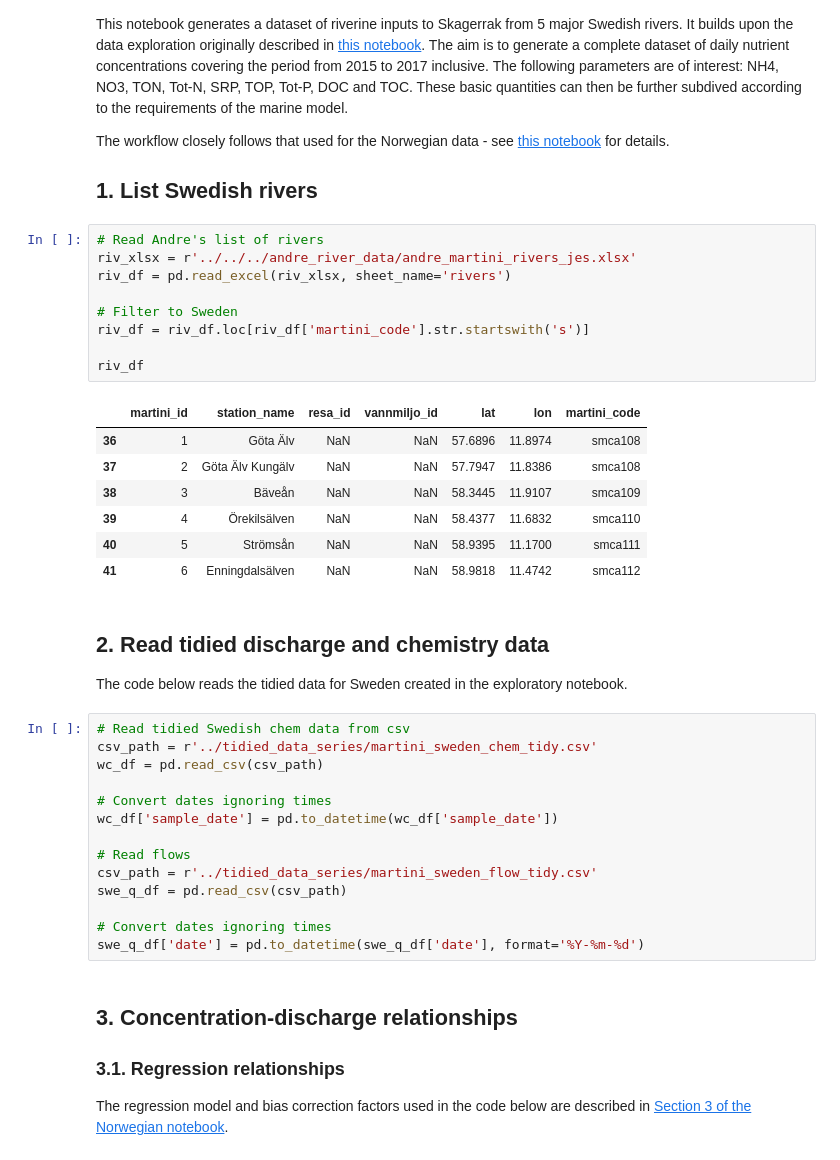
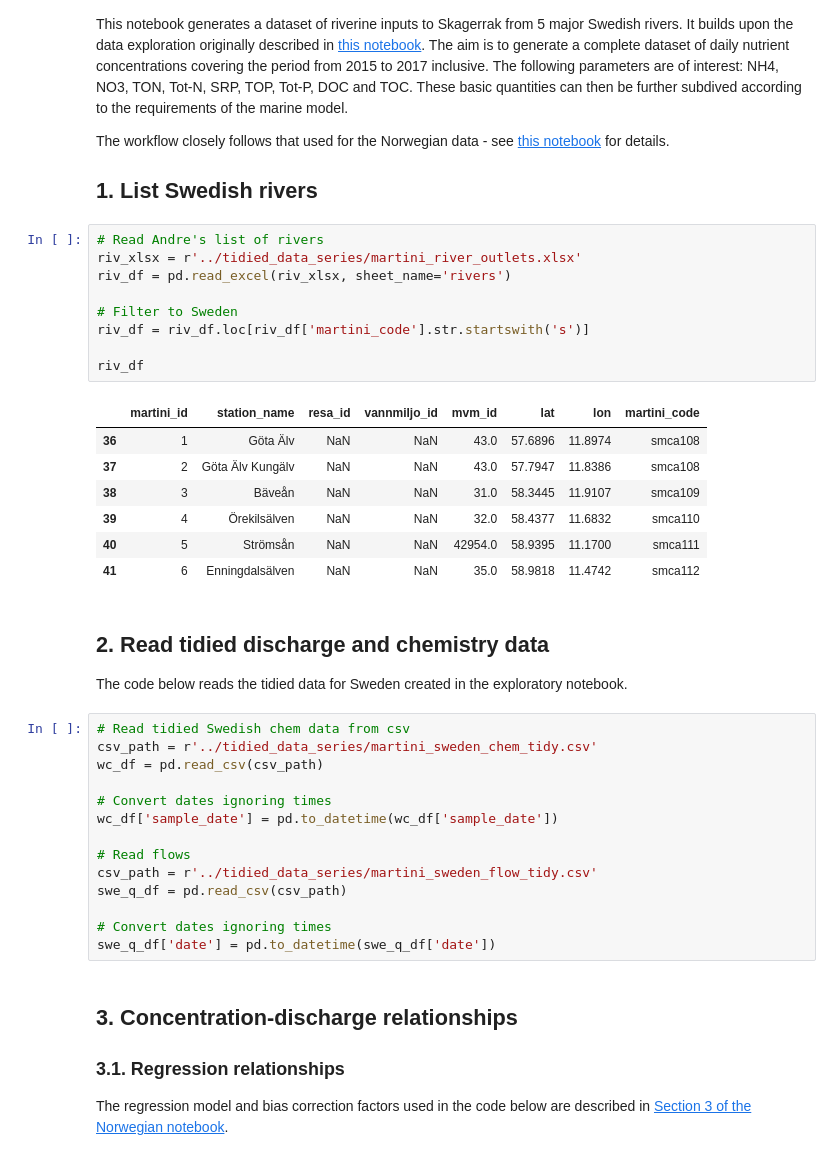
Before and after one commit to JamesSample/martini, a Jupyter notebook: notebooks/process_sweden_chem.ipynb, the cells around one changed output. Drawn from its saved outputs; the diff is of its cells as text.

```diff
--- a/notebooks/process_sweden_chem.ipynb
+++ b/notebooks/process_sweden_chem.ipynb
@@ -19,21 +19,21 @@ The workflow closely follows that used for the Norwegian data - see [this notebo
 ## 1. List Swedish rivers
 # %%
 # Read Andre's list of rivers
-riv_xlsx = r'../../../andre_river_data/andre_martini_rivers_jes.xlsx'
+riv_xlsx = r'../tidied_data_series/martini_river_outlets.xlsx'
 riv_df = pd.read_excel(riv_xlsx, sheet_name='rivers')
 
 # Filter to Sweden
 riv_df = riv_df.loc[riv_df['martini_code'].str.startswith('s')]
 
 riv_df
 # %% [output]
-|  | martini_id | station_name | resa_id | vannmiljo_id | lat | lon | martini_code |
-| 36 | 1 | Göta Älv | NaN | NaN | 57.6896 | 11.8974 | smca108 |
-| 37 | 2 | Göta Älv Kungälv | NaN | NaN | 57.7947 | 11.8386 | smca108 |
-| 38 | 3 | Bäveån | NaN | NaN | 58.3445 | 11.9107 | smca109 |
-| 39 | 4 | Örekilsälven | NaN | NaN | 58.4377 | 11.6832 | smca110 |
-| 40 | 5 | Strömsån | NaN | NaN | 58.9395 | 11.1700 | smca111 |
-| 41 | 6 | Enningdalsälven | NaN | NaN | 58.9818 | 11.4742 | smca112 |
+|  | martini_id | station_name | resa_id | vannmiljo_id | mvm_id | lat | lon | martini_code |
+| 36 | 1 | Göta Älv | NaN | NaN | 43.0 | 57.6896 | 11.8974 | smca108 |
+| 37 | 2 | Göta Älv Kungälv | NaN | NaN | 43.0 | 57.7947 | 11.8386 | smca108 |
+| 38 | 3 | Bäveån | NaN | NaN | 31.0 | 58.3445 | 11.9107 | smca109 |
+| 39 | 4 | Örekilsälven | NaN | NaN | 32.0 | 58.4377 | 11.6832 | smca110 |
+| 40 | 5 | Strömsån | NaN | NaN | 42954.0 | 58.9395 | 11.1700 | smca111 |
+| 41 | 6 | Enningdalsälven | NaN | NaN | 35.0 | 58.9818 | 11.4742 | smca112 |
 # %% [markdown]
 ## 2. Read tidied discharge and chemistry data
 
@@ -51,7 +51,7 @@ csv_path = r'../tidied_data_series/martini_sweden_flow_tidy.csv'
 swe_q_df = pd.read_csv(csv_path)
 
 # Convert dates ignoring times
-swe_q_df['date'] = pd.to_datetime(swe_q_df['date'], format='%Y-%m-%d')
+swe_q_df['date'] = pd.to_datetime(swe_q_df['date'])
 # %% [markdown]
 ## 3. Concentration-discharge relationships
 
```
Also changed, not shown: parts of 3 cells of this notebook, 31 other files.
